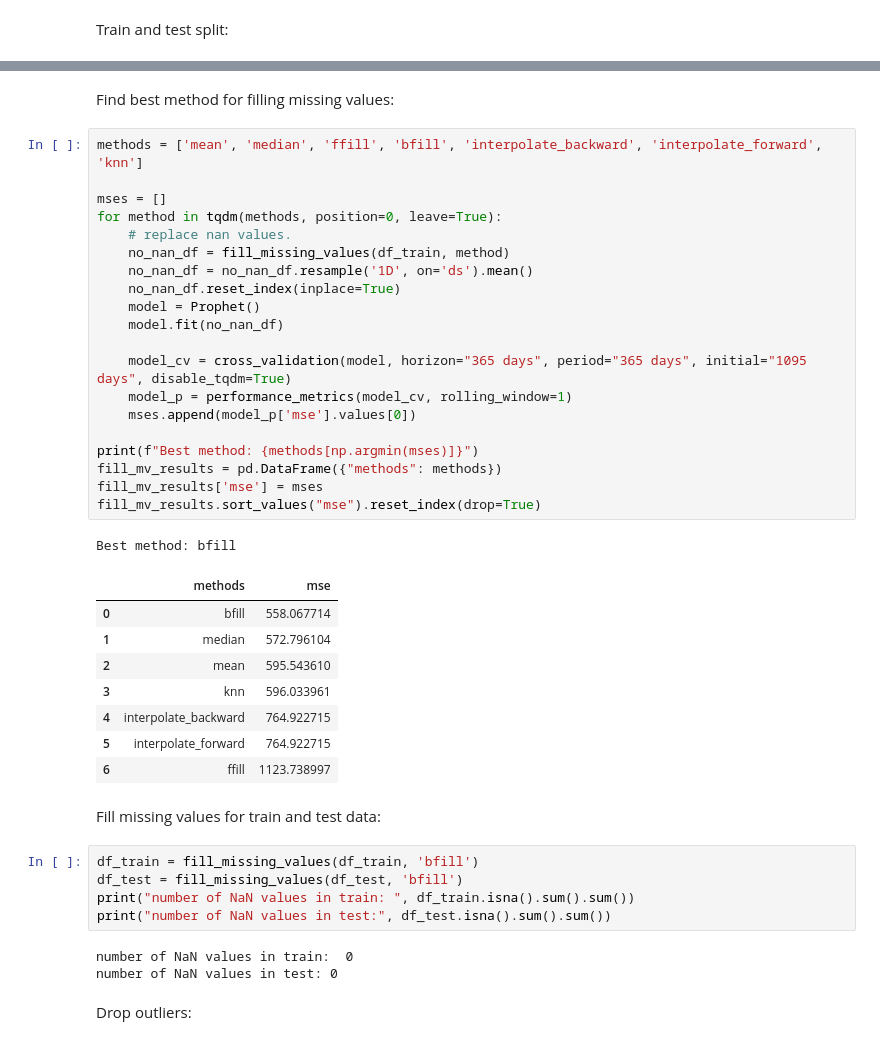
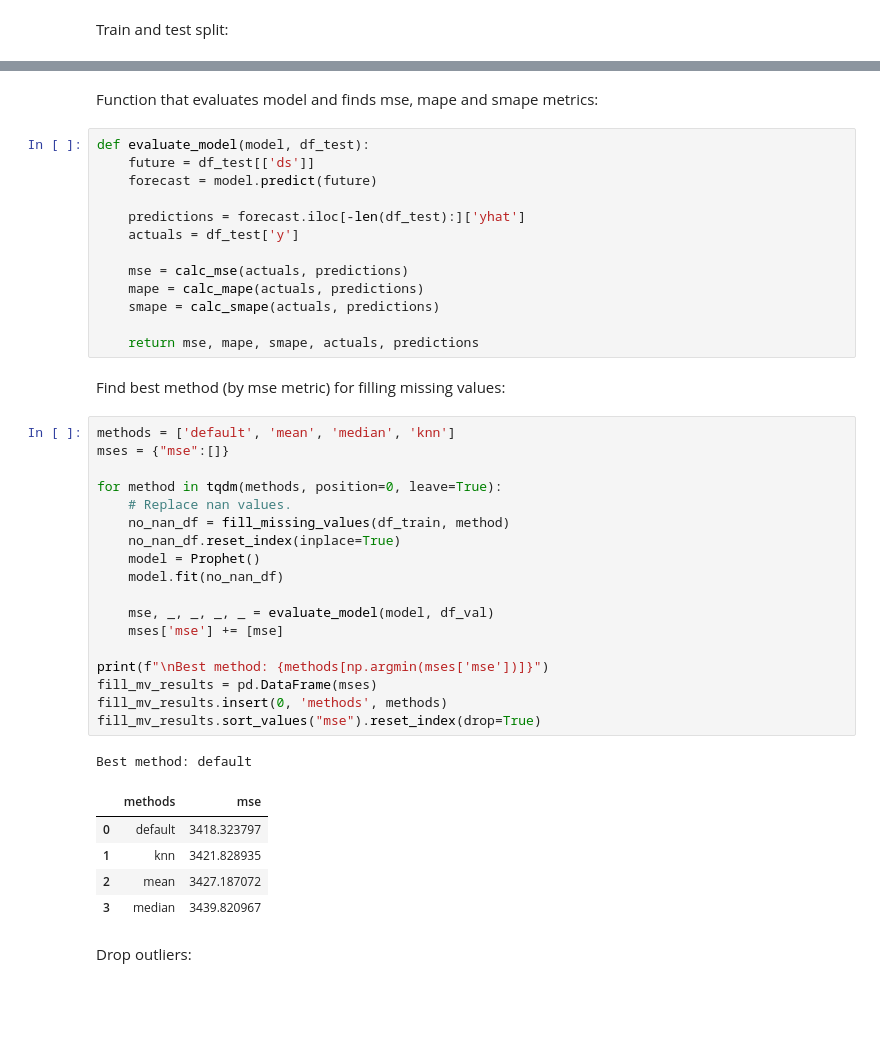
Before and after one commit to OkoksNeDam/geoinformation-data-forecasting, a Jupyter notebook: prophet.ipynb, the cells around one changed output, grey strips where cells are left out. Saved outputs shown, nothing was run; the diff lists cells and outputs as text; blank space fills up the shorter version.

Commit message:
created functions for metrics, that can work with nan data

```diff
--- a/prophet.ipynb
+++ b/prophet.ipynb
@@ -162,45 +176,45 @@ def fill_missing_values(dataframe, method='mean'):
+# %% [markdown]
+Function that evaluates model and finds mse, mape and smape metrics:
+# %%
+def evaluate_model(model, df_test):
+    future = df_test[['ds']]
+    forecast = model.predict(future)
+
+    predictions = forecast.iloc[-len(df_test):]['yhat']
+    actuals = df_test['y']
+
+    mse = calc_mse(actuals, predictions)
+    mape = calc_mape(actuals, predictions)
+    smape = calc_smape(actuals, predictions)
+
+    return mse, mape, smape, actuals, predictions
 # %% [markdown]
-Find best method for filling missing values:
+Find best method (by mse metric) for filling missing values:
 # %%
-methods = ['mean', 'median', 'ffill', 'bfill', 'interpolate_backward', 'interpolate_forward', 'knn']
+methods = ['default', 'mean', 'median', 'knn']
+mses = {"mse":[]}
 
-mses = []
 for method in tqdm(methods, position=0, leave=True):
-    # replace nan values.
+    # Replace nan values.
     no_nan_df = fill_missing_values(df_train, method)
-    no_nan_df = no_nan_df.resample('1D', on='ds').mean()
     no_nan_df.reset_index(inplace=True)
     model = Prophet()
     model.fit(no_nan_df)
 
-    model_cv = cross_validation(model, horizon="365 days", period="365 days", initial="1095 days", disable_tqdm=True)
-    model_p = performance_metrics(model_cv, rolling_window=1)
-    mses.append(model_p['mse'].values[0])
+    mse, _, _, _, _ = evaluate_model(model, df_val)
+    mses['mse'] += [mse]
 
-print(f"Best method: {methods[np.argmin(mses)]}")
-fill_mv_results = pd.DataFrame({"methods": methods})
-fill_mv_results['mse'] = mses
+print(f"\nBest method: {methods[np.argmin(mses['mse'])]}")
+fill_mv_results = pd.DataFrame(mses)
+fill_mv_results.insert(0, 'methods', methods)
 fill_mv_results.sort_values("mse").reset_index(drop=True)
 # %% [output]
-Best method: bfill
+Best method: default
 |  | methods | mse |
-| 0 | bfill | 558.067714 |
-| 1 | median | 572.796104 |
-| 2 | mean | 595.543610 |
-| 3 | knn | 596.033961 |
-| 4 | interpolate_backward | 764.922715 |
-| 5 | interpolate_forward | 764.922715 |
-| 6 | ffill | 1123.738997 |
+| 0 | default | 3418.323797 |
+| 1 | knn | 3421.828935 |
+| 2 | mean | 3427.187072 |
+| 3 | median | 3439.820967 |
-# %% [markdown]
-Fill missing values for train and test data:
-# %%
-df_train = fill_missing_values(df_train, 'bfill')
-df_test = fill_missing_values(df_test, 'bfill')
-print("number of NaN values in train: ", df_train.isna().sum().sum())
-print("number of NaN values in test:", df_test.isna().sum().sum())
-# %% [output]
-number of NaN values in train:  0
-number of NaN values in test: 0
 # %% [markdown]
 Drop outliers:
 # %%
```
Also changed, not shown: parts of 18 cells of this notebook.
